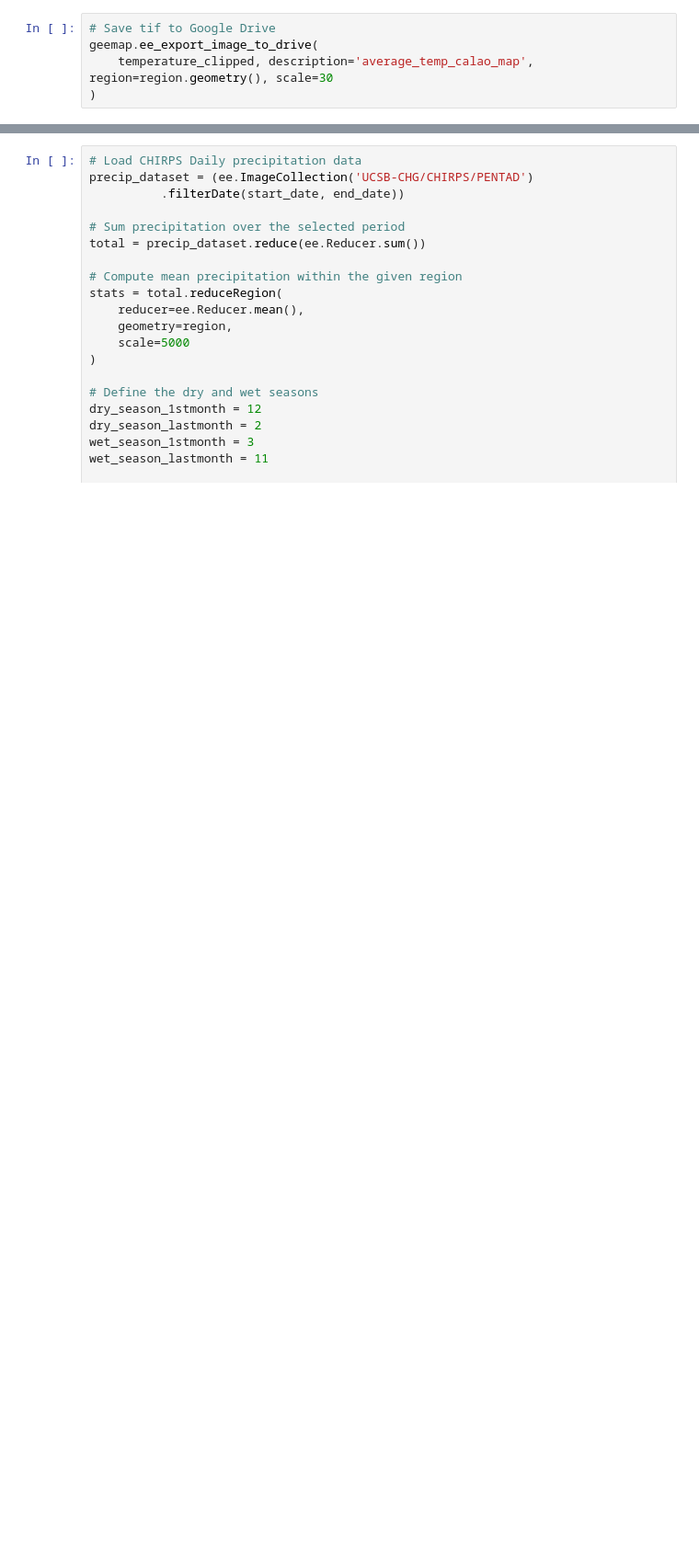
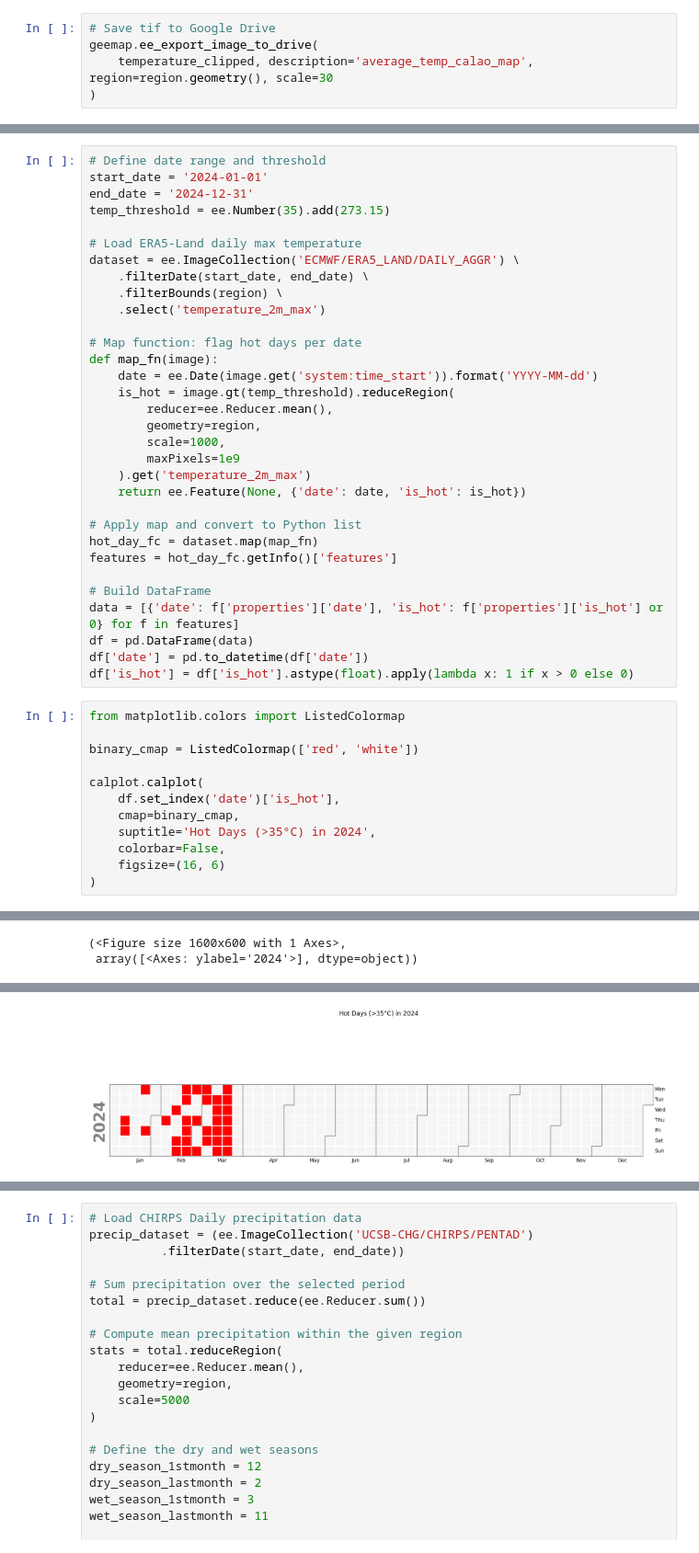
Before and after one commit to inesbsilveira/hummingbirds, a Jupyter notebook: Risk_classification/nonpermanence_natural_risks.ipynb, the cells around one changed output, grey strips where cells are left out. Shown: that part at 92% size. Drawn from its saved outputs; the diff is of its cells as text; blank space fills up the shorter version.

```diff
--- a/Risk_classification/nonpermanence_natural_risks.ipynb
+++ b/Risk_classification/nonpermanence_natural_risks.ipynb
@@ -603,0 +578,45 @@ WARNING:matplotlib.font_manager:findfont: Font family 'Helvetica' not found.
+# %%
+# Define date range and threshold
+start_date = '2024-01-01'
+end_date = '2024-12-31'
+temp_threshold = ee.Number(35).add(273.15)
+
+# Load ERA5-Land daily max temperature
+dataset = ee.ImageCollection('ECMWF/ERA5_LAND/DAILY_AGGR') \
+    .filterDate(start_date, end_date) \
+    .filterBounds(region) \
+    .select('temperature_2m_max')
+
+# Map function: flag hot days per date
+def map_fn(image):
+    date = ee.Date(image.get('system:time_start')).format('YYYY-MM-dd')
+    is_hot = image.gt(temp_threshold).reduceRegion(
+        reducer=ee.Reducer.mean(),
+        geometry=region,
+        scale=1000,
+        maxPixels=1e9
+    ).get('temperature_2m_max')
+    return ee.Feature(None, {'date': date, 'is_hot': is_hot})
+
+# Apply map and convert to Python list
+hot_day_fc = dataset.map(map_fn)
+features = hot_day_fc.getInfo()['features']
+
+# Build DataFrame
+data = [{'date': f['properties']['date'], 'is_hot': f['properties']['is_hot'] or 0} for f in features]
+df = pd.DataFrame(data)
+df['date'] = pd.to_datetime(df['date'])
+df['is_hot'] = df['is_hot'].astype(float).apply(lambda x: 1 if x > 0 else 0)
+# %%
+from matplotlib.colors import ListedColormap
+
+binary_cmap = ListedColormap(['red', 'white'])
+
+calplot.calplot(
+    df.set_index('date')['is_hot'],
+    cmap=binary_cmap,
+    suptitle='Hot Days (>35°C) in 2024',
+    colorbar=False,
+    figsize=(16, 6)
+)
+# %% [output]
@@ -603,0 +625,2 @@ WARNING:matplotlib.font_manager:findfont: Font family 'Helvetica' not found.
+(<Figure size 1600x600 with 1 Axes>,
+ array([<Axes: ylabel='2024'>], dtype=object))
@@ -603,0 +631 @@ WARNING:matplotlib.font_manager:findfont: Font family 'Helvetica' not found.
+[figure, added]
```
Also changed, not shown: parts of 5 cells of this notebook.
